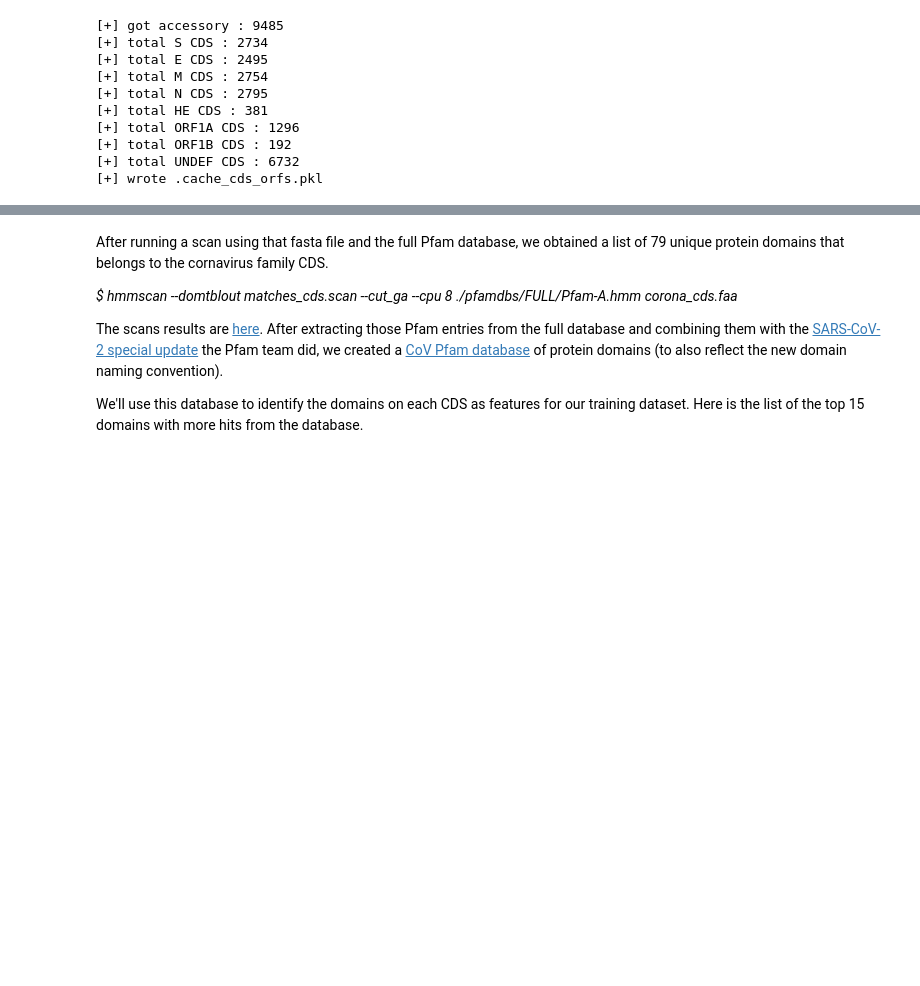
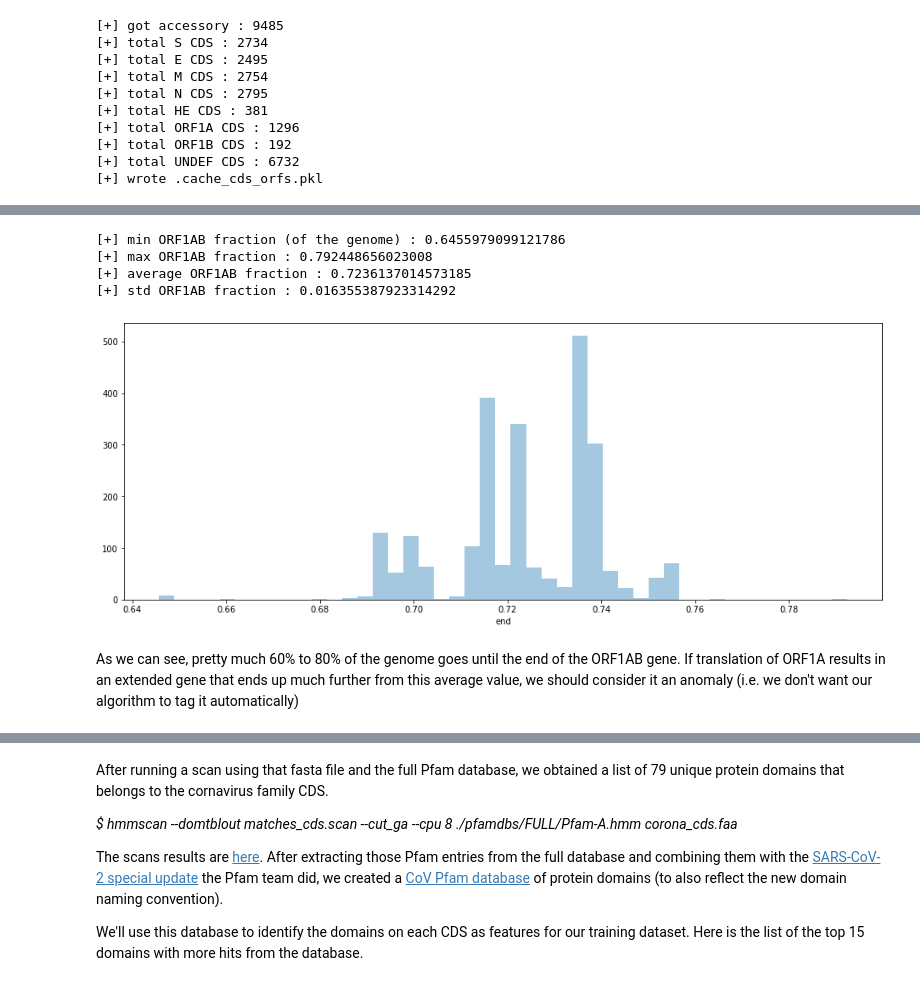
Before and after one commit to pellegre/coronaversing, a Jupyter notebook: proteindb.ipynb, the cells around one changed output, grey strips where cells are left out. Cells and saved outputs as stored; diff of their text form; code cells hidden in the pictures; blank space fills up the shorter version.

```diff
--- a/proteindb.ipynb
+++ b/proteindb.ipynb
@@ -1222,0 +1298,39 @@ We are going to start with the easiest case, which is ORF1A/B classification, th
+# %%
+columns = ["start", "end"]
+
+orf1ab_frame = {i: dict() for i in columns}
+
+for protein_id, row in orf1ab.iterrows():
+    sample = corona[corona.index == row["oid"]]
+    genome = sample["sequence"].values[0]
+
+    # start / end codon of the gene
+    start = row["start"]
+    end = row["end"]
+
+    orf1ab_frame["start"][protein_id] = float(start) / float(len(genome))
+    orf1ab_frame["end"][protein_id] = float(end) / float(len(genome))
+
+tdf_orf1ab = pd.DataFrame(orf1ab_frame)
+tdf_orf1ab.index.name = "id"
+
+min_orf1ab_end = tdf_orf1ab["end"].min()
+max_orf1ab_end = tdf_orf1ab["end"].max()
+mean_orf1ab_end = tdf_orf1ab["end"].mean()
+sigma_orf1ab_end = tdf_orf1ab["end"].std()
+
+plt.figure(figsize=(16, 6))
+sns.distplot(tdf_orf1ab["end"], kde=False);
+
+print("[+] min ORF1AB fraction (of the genome) :", min_orf1ab_end)
+print("[+] max ORF1AB fraction :", max_orf1ab_end)
+print("[+] average ORF1AB fraction :", mean_orf1ab_end)
+print("[+] std ORF1AB fraction :", sigma_orf1ab_end)
+# %% [output]
+[+] min ORF1AB fraction (of the genome) : 0.6455979099121786
+[+] max ORF1AB fraction : 0.792448656023008
+[+] average ORF1AB fraction : 0.7236137014573185
+[+] std ORF1AB fraction : 0.016355387923314292
+[figure, added]
+# %% [markdown]
+As we can see, pretty much 60% to 80% of the genome goes until the end of the ORF1AB gene. If translation of ORF1A results in an extended gene that ends up much further from this average value, we should consider it an anomaly (i.e. we don't want our algorithm to tag it automatically)
```
Also changed, not shown: parts of 42 cells of this notebook, 1 other file.
